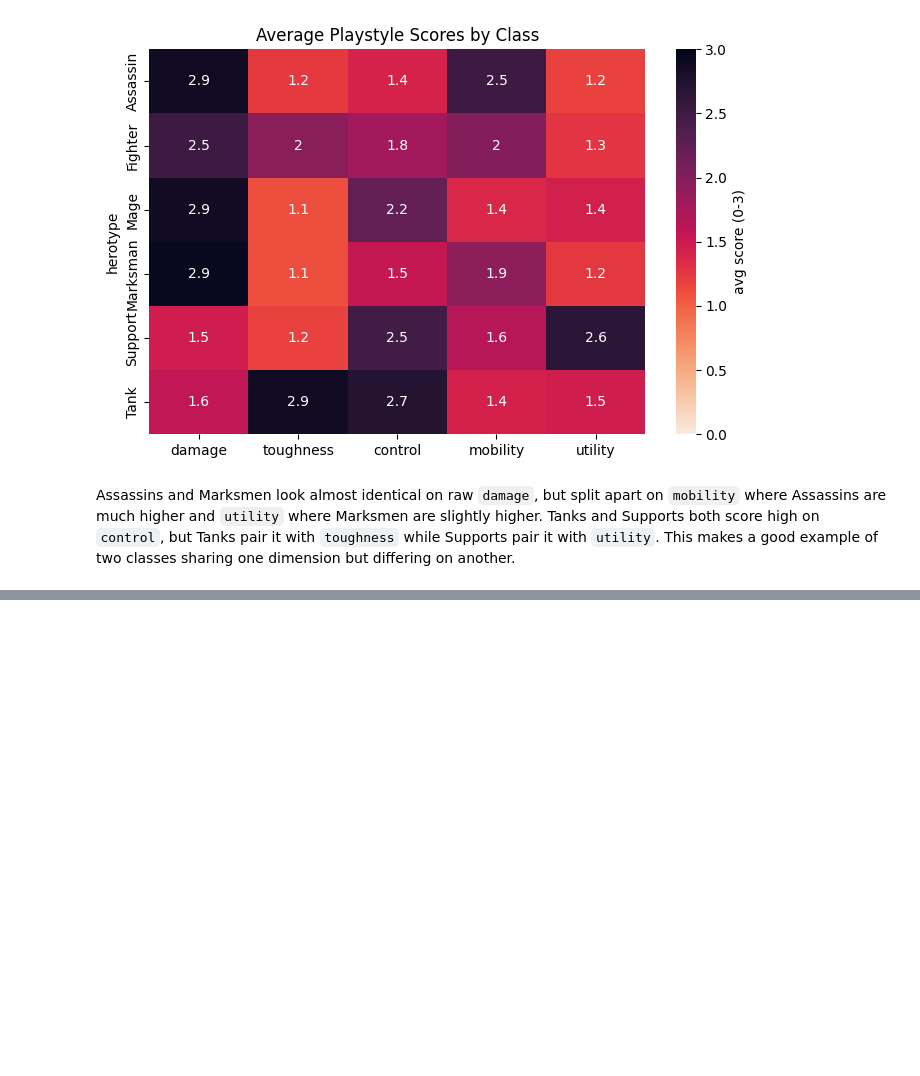
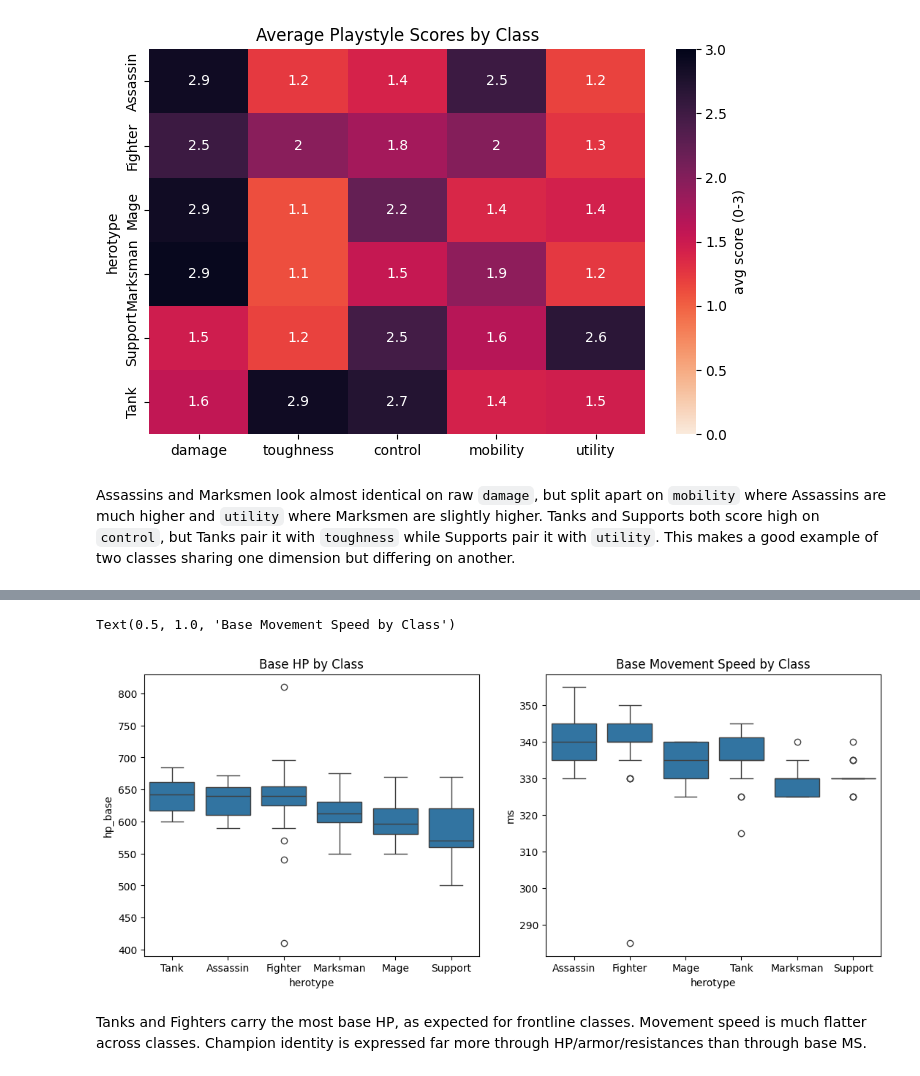
Before and after one commit to medhahegde04/lol-champion-analysis, a Jupyter notebook: notebooks/eda.ipynb, the cells around one changed output, grey strips where cells are left out. Saved outputs shown, nothing was run; the diff lists cells and outputs as text; code cells hidden in the pictures; blank space fills up the shorter version.

Commit message:
Add base stat comparison by champion class

```diff
--- a/notebooks/eda.ipynb
+++ b/notebooks/eda.ipynb
@@ -517,0 +522,15 @@ Assassins and Marksmen look almost identical on raw `damage`, but split apart on
+# %%
+fig, axes = plt.subplots(1, 2, figsize=(13, 5))
+
+order = champion_data.groupby('herotype')['hp_base'].median().sort_values(ascending=False).index
+sns.boxplot(data=champion_data, x='herotype', y='hp_base', order=order, ax=axes[0])
+axes[0].set_title('Base HP by Class')
+
+order_ms = champion_data.groupby('herotype')['ms'].median().sort_values(ascending=False).index
+sns.boxplot(data=champion_data, x='herotype', y='ms', order=order_ms, ax=axes[1])
+axes[1].set_title('Base Movement Speed by Class')
+# %% [output]
+Text(0.5, 1.0, 'Base Movement Speed by Class')
+[figure, added]
+# %% [markdown]
+Tanks and Fighters carry the most base HP, as expected for frontline classes. Movement speed is much flatter across classes. Champion identity is expressed far more through HP/armor/resistances than through base MS.
```
Also changed, not shown: parts of 1 cell of this notebook.
